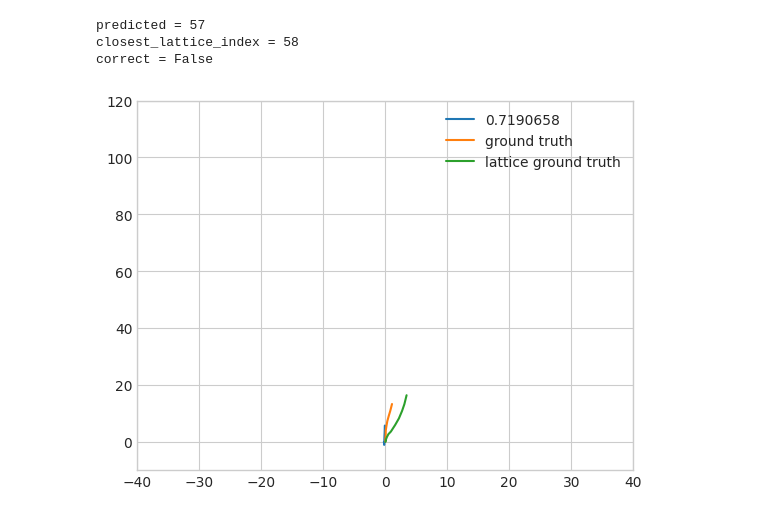
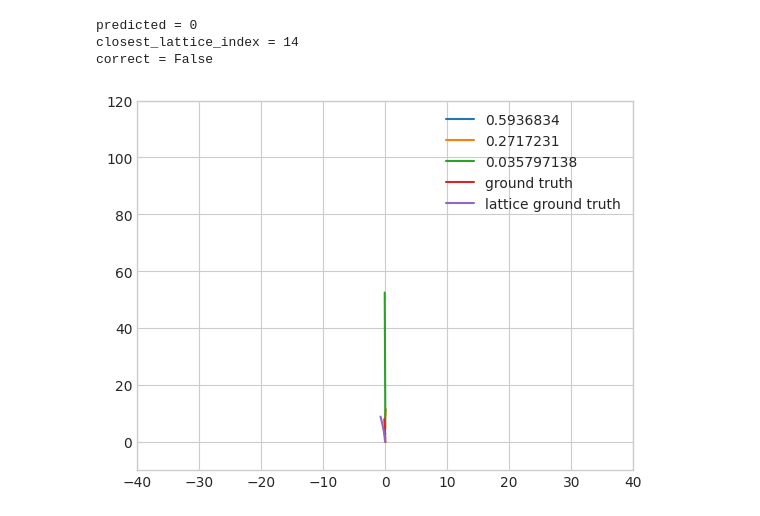
Before and after one commit to dolander1/nuscenes_dolander1, a Jupyter notebook: python-sdk/tutorials/DanielNotebook.ipynb, the cells around one changed output. Saved outputs shown, nothing was run; the diff lists cells and outputs as text; code cells hidden in the pictures.

```diff
--- a/python-sdk/tutorials/DanielNotebook.ipynb
+++ b/python-sdk/tutorials/DanielNotebook.ipynb
@@ -313,38 +377,38 @@ ave_ADE[-1] = 5.701382375560359
 # %%
 ## Plot prediction vs ground truth
-epoch = 30
-index = 20
+epoch = 200
+index = 22
 if train_boolean == 'yes':
     test_index = epoch*2048*dataset_factor_list[file_number] + index
 else:
     test_index = epoch*512*dataset_factor_list[file_number] + index
 
-nrOfTopTrajectories = 1
+nrOfTopTrajectories = 3
 ground_truth_trajectory = ground_truth_loaded_list[file_number][test_index]
 probabilities = probabilities_list[file_number][test_index]
 closest_lattice_index = mean_pointwise_l2_distance(torch.Tensor(lattice_list[file_number]), torch.Tensor(ground_truth_trajectory))
 topProbabilitiesIndices = np.argsort(probabilities)[::-1][0:nrOfTopTrajectories]
 topProbabilities = [probabilities[index] for index in topProbabilitiesIndices]
 
 # Lattice ground truth
 predicted = topProbabilitiesIndices[0]
 print(f"predicted = {predicted}")
 print(f"closest_lattice_index = {closest_lattice_index}")
 correct = (predicted == closest_lattice_index)
 print(f"correct = {correct}")
 
 # Plot predictions
 [plt.plot(lattice_list[file_number][mode,:,0],lattice_list[file_number][mode,:,1], label=topProbabilities[i]) for i, mode in enumerate(topProbabilitiesIndices)]
 # Plot ground truth
 plt.plot(ground_truth_trajectory[:,0], ground_truth_trajectory[:,1], label="ground truth")
 # Plot lattice ground truth
 plt.plot(lattice_list[file_number][closest_lattice_index,:,0],lattice_list[file_number][closest_lattice_index,:,1], label="lattice ground truth")
 plt.ylim([-10,120]); plt.xlim([-40,40]); plt.legend(); plt.show()
 # %% [output]
-predicted = 57
-closest_lattice_index = 58
+predicted = 0
+closest_lattice_index = 14
 correct = False
-[figure, old version]
+[figure, new version]
 # %%
 ## Plot loss and accuracy
 
```
Also changed, not shown: parts of 6 cells of this notebook, 1 other file.
